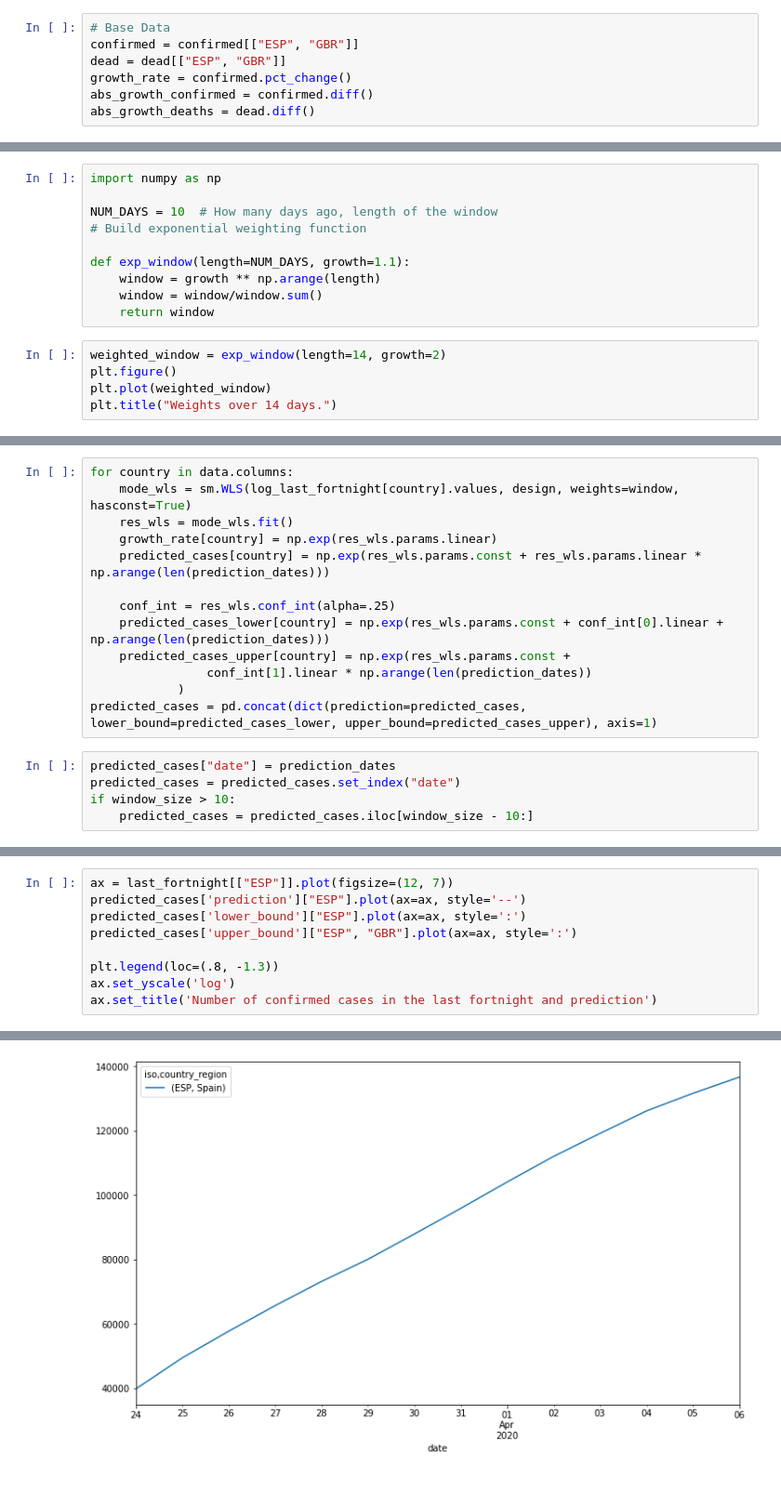
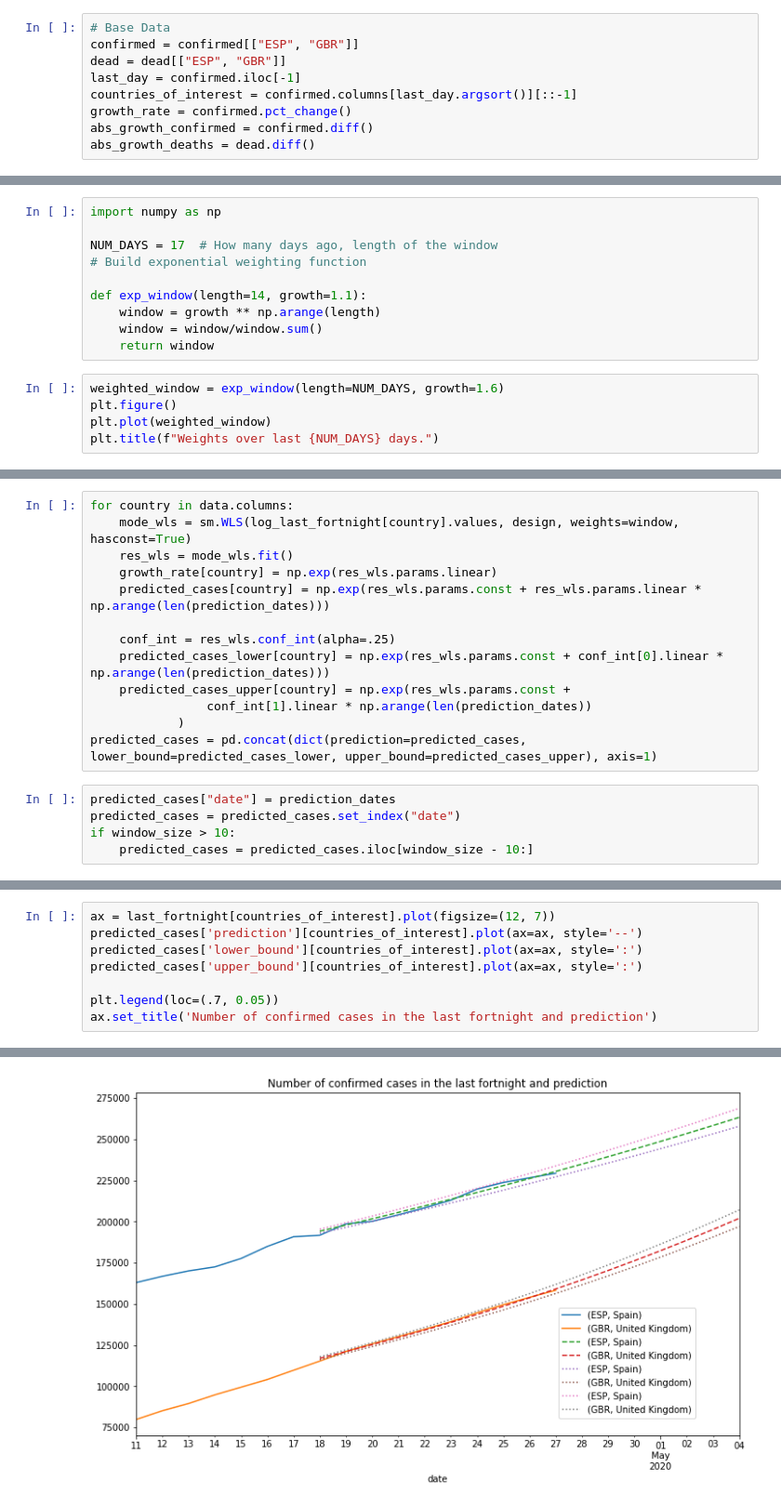
Before and after one commit to jmrr/covid19-data-analysis, a Jupyter notebook: covid19_analysis.ipynb, the cells around one changed output, grey strips where cells are left out. Shown: that part at 93% size. Drawn from its saved outputs; the diff is of its cells as text.

```diff
--- a/covid19_analysis.ipynb
+++ b/covid19_analysis.ipynb
@@ -61,6 +61,8 @@ Text(0.5, 1.0, 'Log-scale plot of number of total deaths (daily confirmed)')
 # Base Data
 confirmed = confirmed[["ESP", "GBR"]]
 dead = dead[["ESP", "GBR"]]
+last_day = confirmed.iloc[-1]
+countries_of_interest = confirmed.columns[last_day.argsort()][::-1]
 growth_rate = confirmed.pct_change()
 abs_growth_confirmed = confirmed.diff()
 abs_growth_deaths = dead.diff()
@@ -92,16 +94,16 @@ plt.tight_layout()
 # %%
 import numpy as np
 
-NUM_DAYS = 10  # How many days ago, length of the window
+NUM_DAYS = 17  # How many days ago, length of the window
 # Build exponential weighting function
 
-def exp_window(length=NUM_DAYS, growth=1.1):
+def exp_window(length=14, growth=1.1):
     window = growth ** np.arange(length)
     window = window/window.sum()
     return window
 # %%
-weighted_window = exp_window(length=14, growth=2)
+weighted_window = exp_window(length=NUM_DAYS, growth=1.6)
 plt.figure()
 plt.plot(weighted_window)
-plt.title("Weights over 14 days.")
+plt.title(f"Weights over last {NUM_DAYS} days.")
 # %% [output]
@@ -159,7 +164,7 @@ for country in data.columns:
     predicted_cases[country] = np.exp(res_wls.params.const + res_wls.params.linear * np.arange(len(prediction_dates)))
 
     conf_int = res_wls.conf_int(alpha=.25)
-    predicted_cases_lower[country] = np.exp(res_wls.params.const + conf_int[0].linear + np.arange(len(prediction_dates)))
+    predicted_cases_lower[country] = np.exp(res_wls.params.const + conf_int[0].linear * np.arange(len(prediction_dates)))
     predicted_cases_upper[country] = np.exp(res_wls.params.const +
                 conf_int[1].linear * np.arange(len(prediction_dates))
             )
@@ -179,10 +190,9 @@ plt.tight_layout()
 # %%
-ax = last_fortnight[["ESP"]].plot(figsize=(12, 7))
-predicted_cases['prediction']["ESP"].plot(ax=ax, style='--')
-predicted_cases['lower_bound']["ESP"].plot(ax=ax, style=':')
-predicted_cases['upper_bound']["ESP", "GBR"].plot(ax=ax, style=':')
+ax = last_fortnight[countries_of_interest].plot(figsize=(12, 7))
+predicted_cases['prediction'][countries_of_interest].plot(ax=ax, style='--')
+predicted_cases['lower_bound'][countries_of_interest].plot(ax=ax, style=':')
+predicted_cases['upper_bound'][countries_of_interest].plot(ax=ax, style=':')
 
-plt.legend(loc=(.8, -1.3))
-ax.set_yscale('log')
+plt.legend(loc=(.7, 0.05))
 ax.set_title('Number of confirmed cases in the last fortnight and prediction')
 # %% [output]
@@ -190,2 +200,2 @@ KeyError: 'ESP'
-[figure, old version]
+[figure, new version]
 # %%
```
Also changed, not shown: parts of 10 cells of this notebook, 1 other file.
